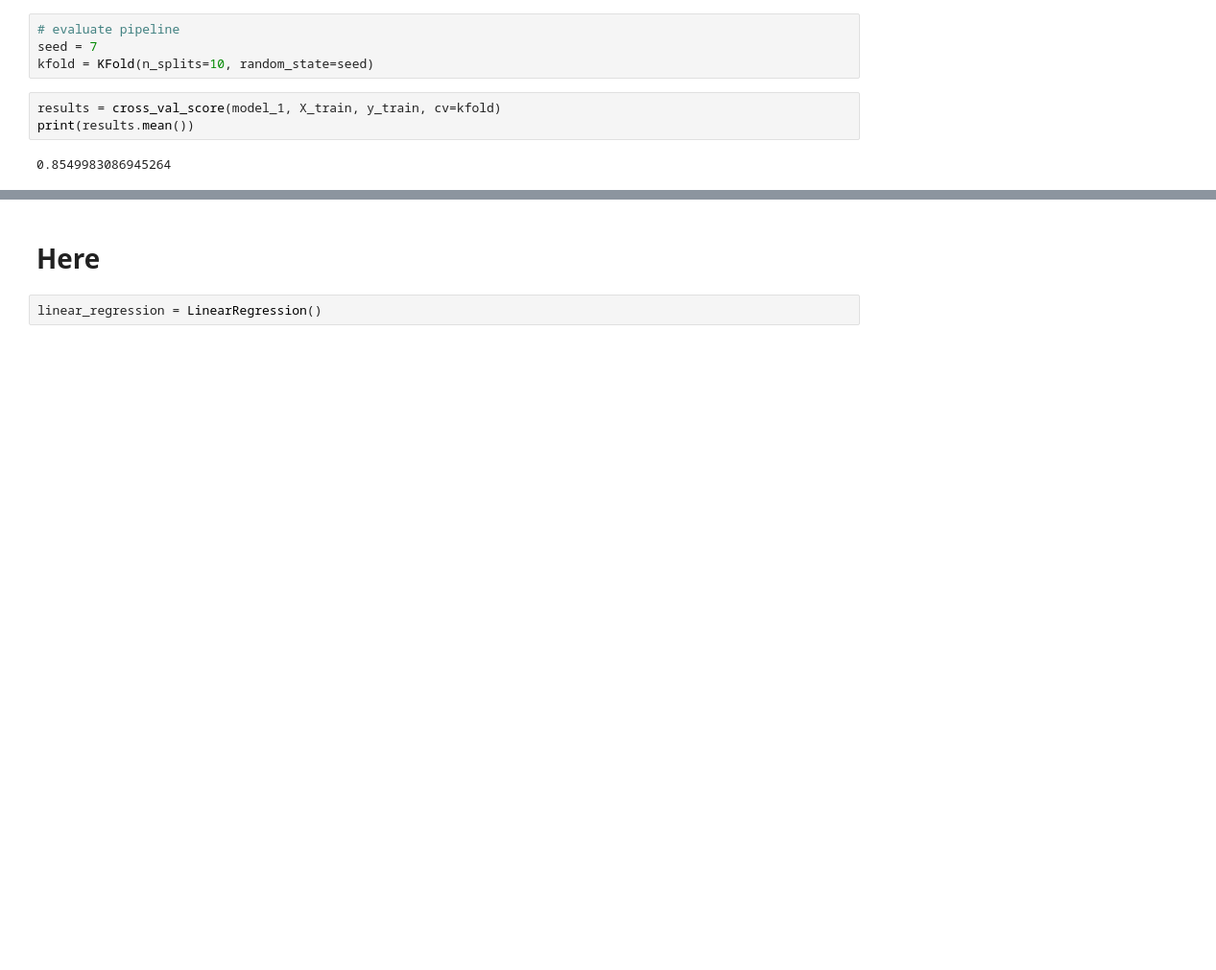
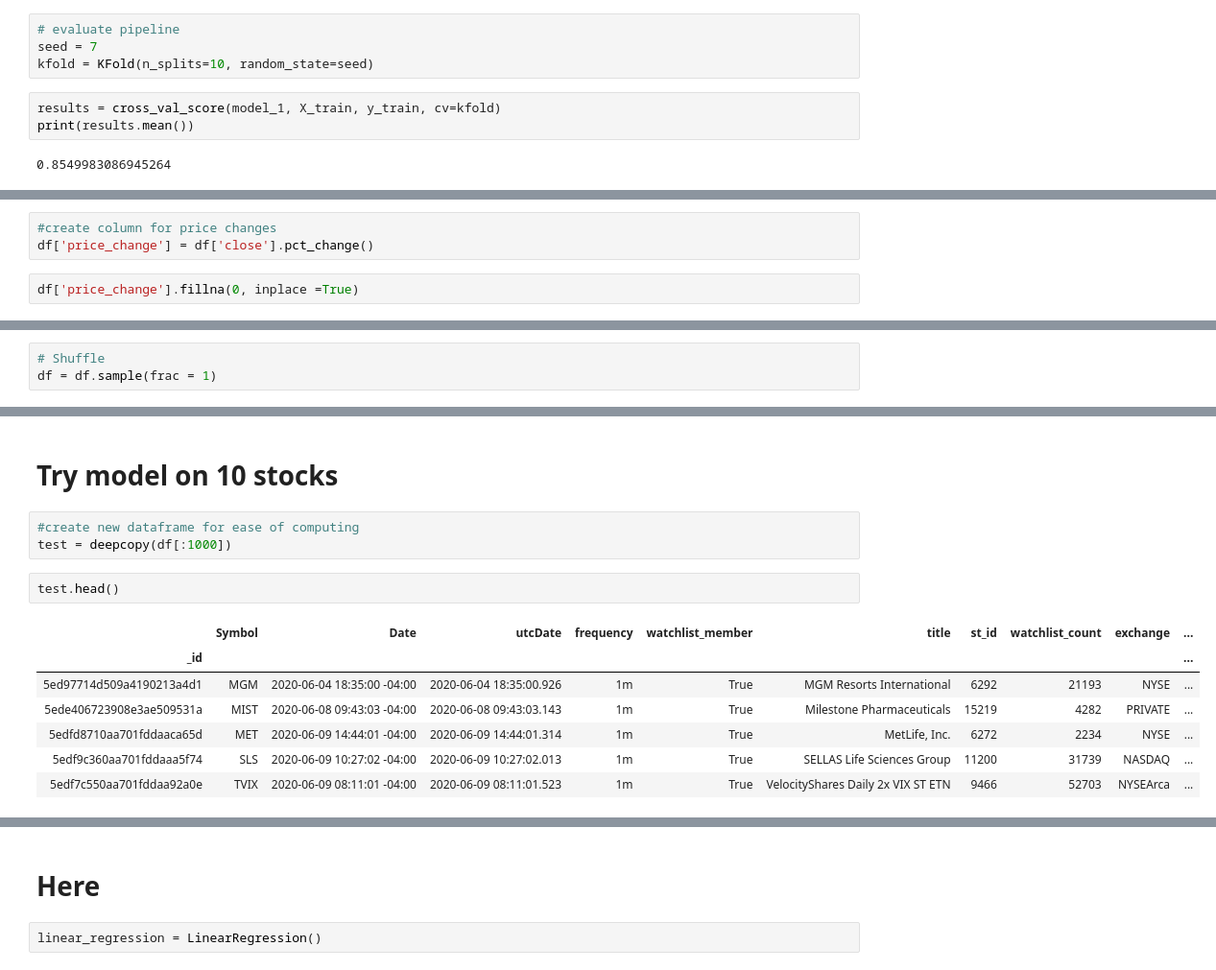
Before and after one commit to jcanque777/stock_market_data_prediction, a Jupyter notebook: msft_data.ipynb, the cells around one changed output, grey strips where cells are left out. Shown: that part at 96% size. Saved outputs shown, nothing was run; the diff lists cells and outputs as text; blank space fills up the shorter version.

```diff
--- a/msft_data.ipynb
+++ b/msft_data.ipynb
@@ -2100,0 +2125,5 @@ print(results.mean())
+# %%
+#create column for price changes
+df['price_change'] = df['close'].pct_change()
+# %%
+df['price_change'].fillna(0, inplace =True)
@@ -2100,0 +2146,3 @@ print(results.mean())
+# %%
+# Shuffle
+df = df.sample(frac = 1)
@@ -2100,0 +2240,15 @@ print(results.mean())
+# %% [markdown]
+# Try model on 10 stocks
+# %%
+#create new dataframe for ease of computing
+test = deepcopy(df[:1000])
+# %%
+test.head()
+# %% [output]
+|  | Symbol | Date | utcDate | frequency | watchlist_member | title | st_id | watchlist_count | exchange | ... |
+| _id |  |  |  |  |  |  |  |  |  | ... |
+| 5ed97714d509a4190213a4d1 | MGM | 2020-06-04 18:35:00 -04:00 | 2020-06-04 18:35:00.926 | 1m | True | MGM Resorts International | 6292 | 21193 | NYSE | ... |
+| 5ede406723908e3ae509531a | MIST | 2020-06-08 09:43:03 -04:00 | 2020-06-08 09:43:03.143 | 1m | True | Milestone Pharmaceuticals | 15219 | 4282 | PRIVATE | ... |
+| 5edfd8710aa701fddaaca65d | MET | 2020-06-09 14:44:01 -04:00 | 2020-06-09 14:44:01.314 | 1m | True | MetLife, Inc. | 6272 | 2234 | NYSE | ... |
+| 5edf9c360aa701fddaaa5f74 | SLS | 2020-06-09 10:27:02 -04:00 | 2020-06-09 10:27:02.013 | 1m | True | SELLAS Life Sciences Group | 11200 | 31739 | NASDAQ | ... |
+| 5edf7c550aa701fddaa92a0e | TVIX | 2020-06-09 08:11:01 -04:00 | 2020-06-09 08:11:01.523 | 1m | True | VelocityShares Daily 2x VIX ST ETN | 9466 | 52703 | NYSEArca | ... |
```
Also changed, not shown: parts of 26 cells of this notebook.
